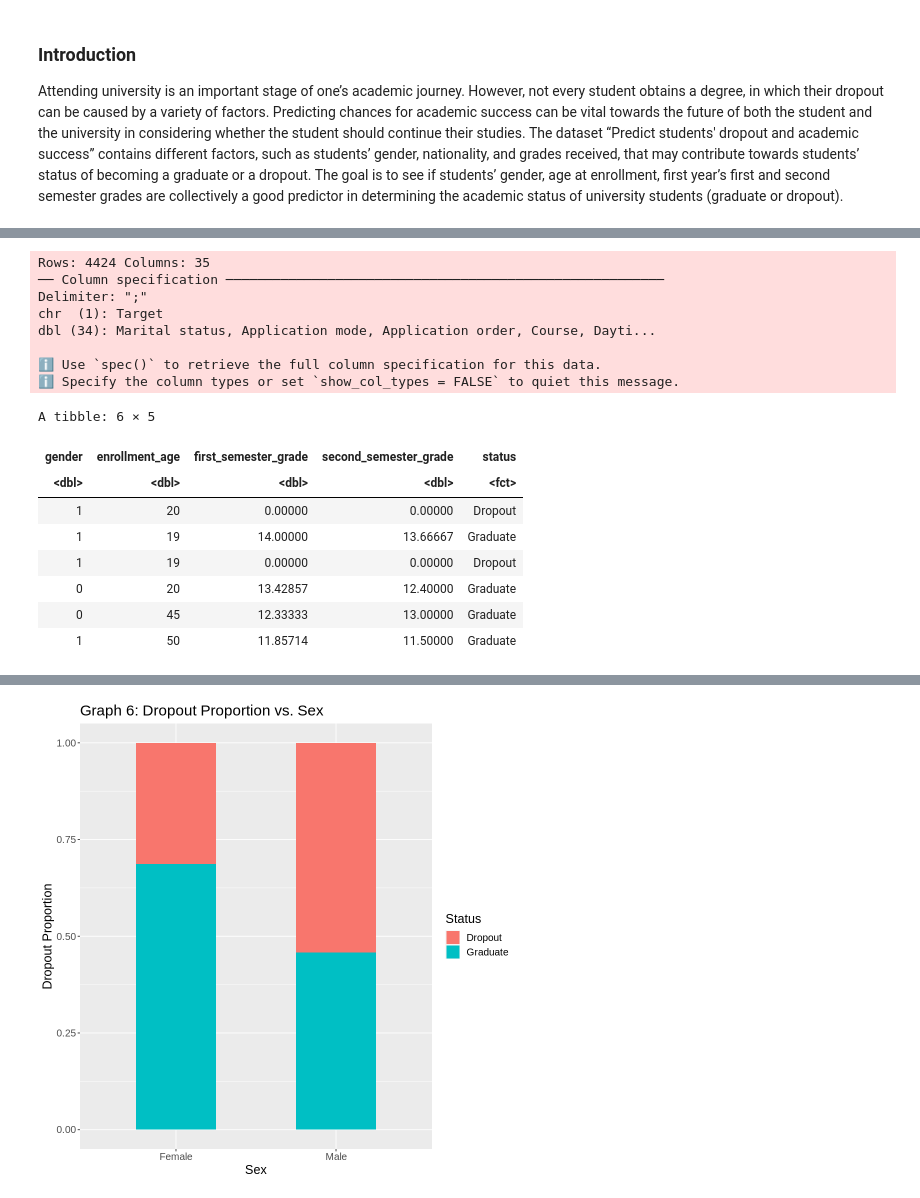
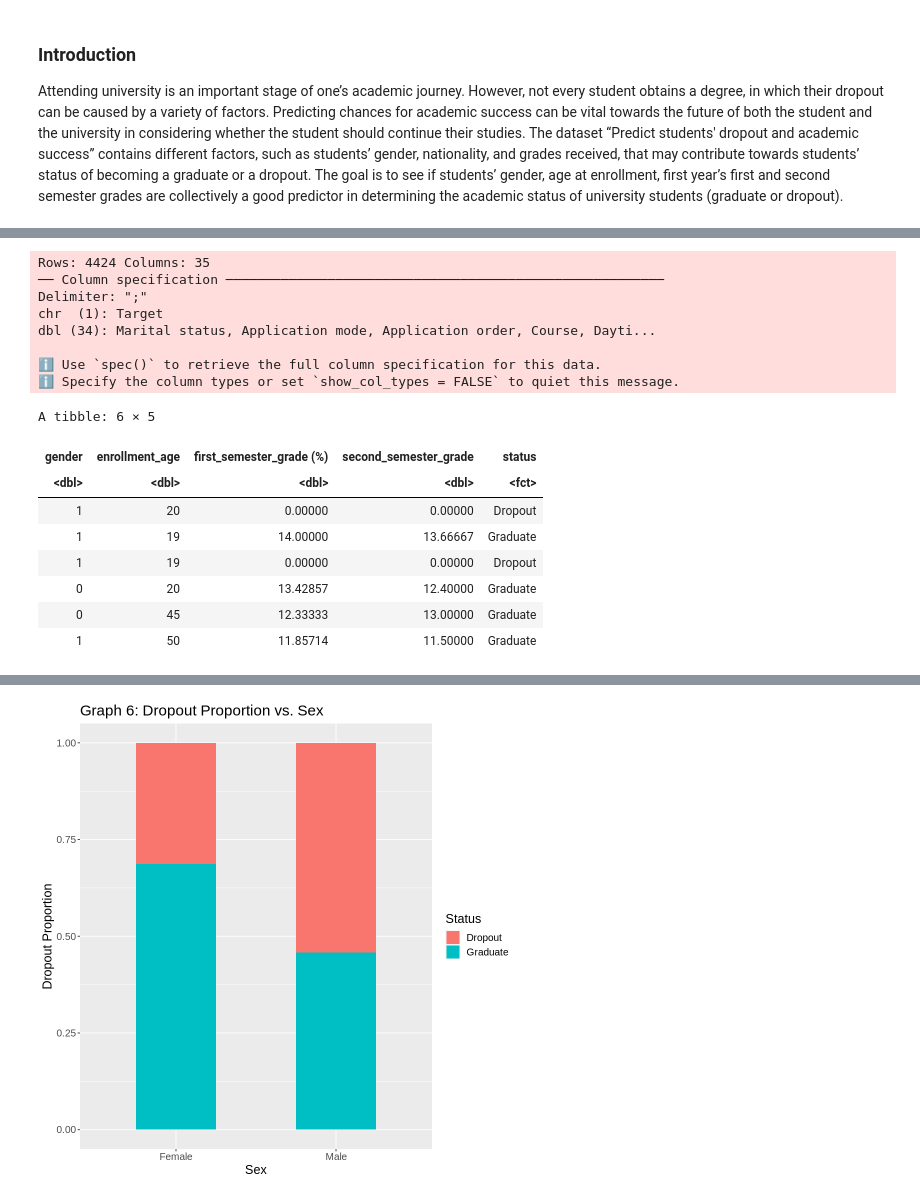
Before and after one commit to ekang27kc/dsci100-2023-T2-Group01-project, a Jupyter notebook: Project_Proposal.ipynb, the cells around one changed output, grey strips where cells are left out. Cells and saved outputs as stored; diff of their text form; code cells hidden in the pictures.

```diff
--- a/Project_Proposal.ipynb
+++ b/Project_Proposal.ipynb
@@ -30,27 +31,28 @@ library(cowplot)
 #set seed for the analysis to be reproducible
 set.seed(1)
 # %%
-#load data into R
+#load data into R and tidy and wrangle it for our analysis
 data_set<- read_delim("https://zenodo.org/record/5777340/files/dataset.csv?download=1", delim = ";")
 my_data <- data_set |>
     select(`Gender`, `Age at enrollment`, `Curricular units 1st sem (grade)`,
            `Curricular units 2nd sem (grade)`, `Target`) |>
-    filter(Target != "Enrolled") |> # filter out "Enrolled"
+    filter(Target != "Enrolled") |>
     mutate(Target = factor(Target, levels = c("Dropout", "Graduate")))
-colnames(my_data) <- c('gender', 'enrollment_age', 'first_semester_grade', 'second_semester_grade', 'status') # rename
+# could we also mutate grades into percentages by multiplying their values by 5 (since it's out of 20)?
+colnames(my_data) <- c('gender', 'enrollment_age', 'first_semester_grade (%)', 'second_semester_grade', 'status') # rename
 
 head(my_data)
 # %% [output]
 Rows: 4424 Columns: 35
 ── Column specification ────────────────────────────────────────────────────────
 Delimiter: ";"
 chr  (1): Target
 dbl (34): Marital status, Application mode, Application order, Course, Dayti...
 
 ℹ Use `spec()` to retrieve the full column specification for this data.
 ℹ Specify the column types or set `show_col_types = FALSE` to quiet this message.
 A tibble: 6 × 5
-| gender | enrollment_age | first_semester_grade | second_semester_grade | status |
+| gender | enrollment_age | first_semester_grade (%) | second_semester_grade | status |
 | <dbl> | <dbl> | <dbl> | <dbl> | <fct> |
 | 1 | 20 | 0.00000 | 0.00000 | Dropout |
 | 1 | 19 | 14.00000 | 13.66667 | Graduate |
```
Also changed, not shown: parts of 6 cells of this notebook.
